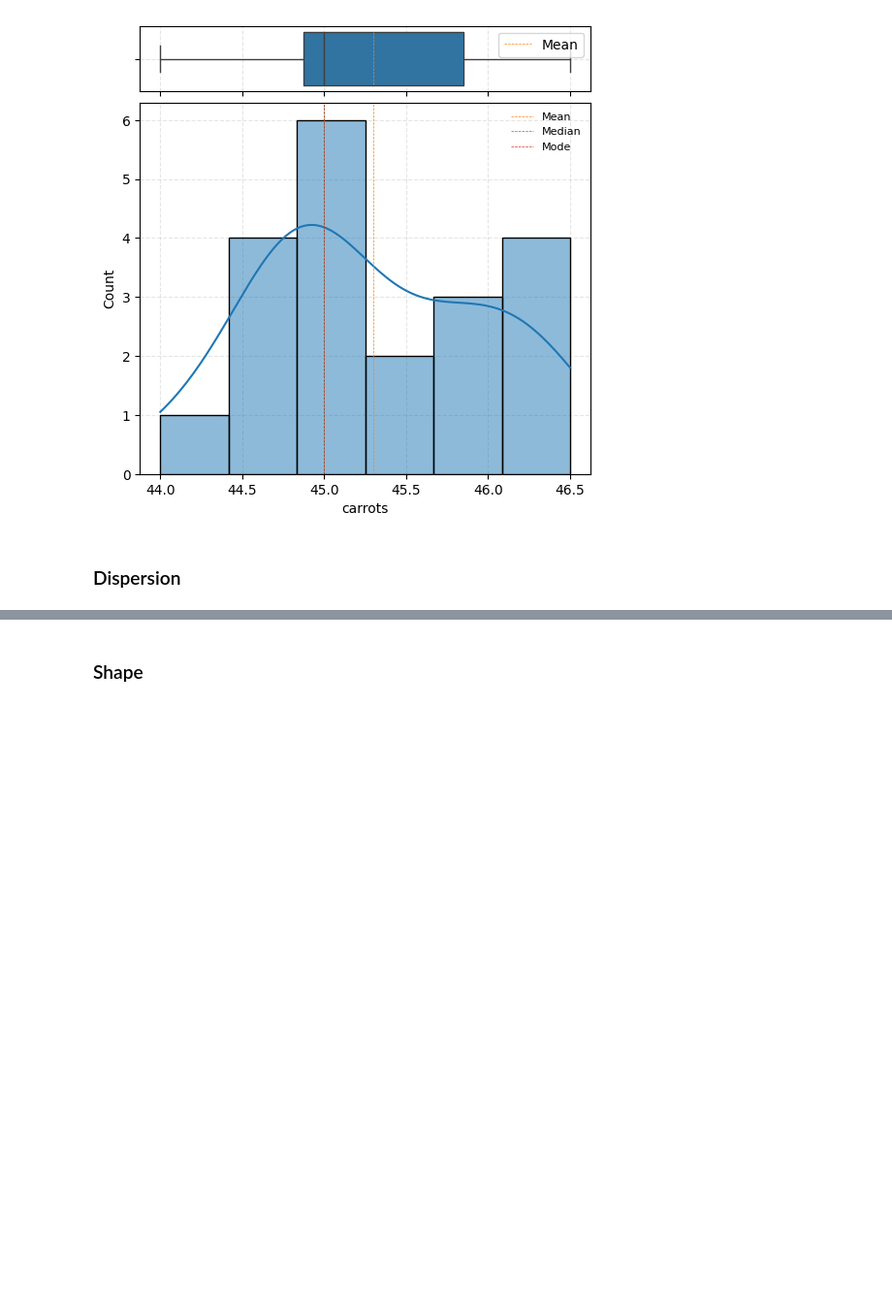
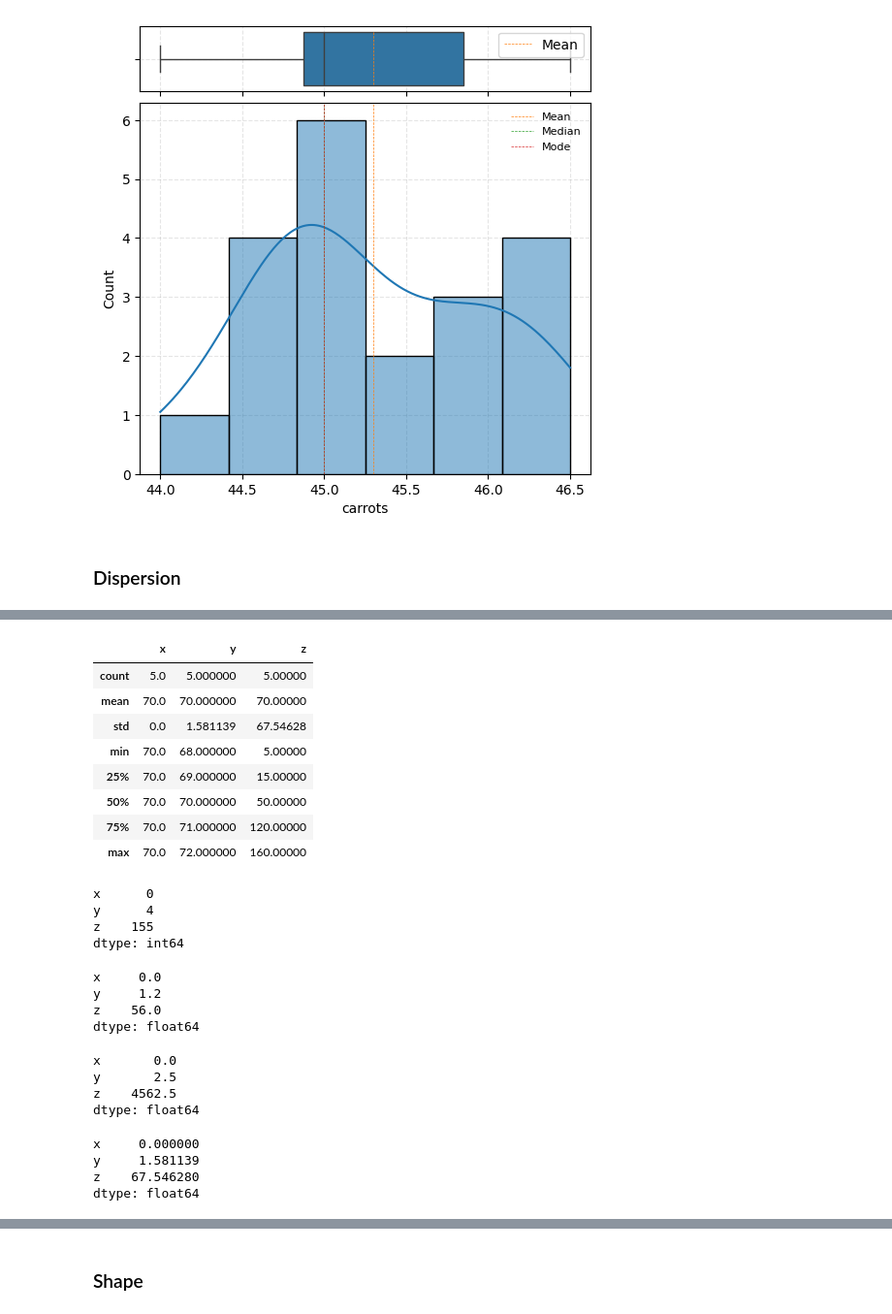
Before and after one commit to ErickVisone/DataScience, a Jupyter notebook: datascience/blood_donors.ipynb, the cells around one changed output, grey strips where cells are left out. Shown at 97% size. Drawn from its saved outputs; the diff is of its cells as text; code cells hidden in the pictures; blank space fills up the shorter version.

```diff
--- a/datascience/blood_donors.ipynb
+++ b/datascience/blood_donors.ipynb
@@ -574,0 +595,46 @@ plt.show()
+# %%
+df_example.describe()
+# %% [output]
+|  | x | y | z |
+| count | 5.0 | 5.000000 | 5.00000 |
+| mean | 70.0 | 70.000000 | 70.00000 |
+| std | 0.0 | 1.581139 | 67.54628 |
+| min | 70.0 | 68.000000 | 5.00000 |
+| 25% | 70.0 | 69.000000 | 15.00000 |
+| 50% | 70.0 | 70.000000 | 50.00000 |
+| 75% | 70.0 | 71.000000 | 120.00000 |
+| max | 70.0 | 72.000000 | 160.00000 |
+# %%
+#Total Amplitude
+#Sensible to extreme values
+df_example.max() - df_example.min()
+# %% [output]
+x      0
+y      4
+z    155
+dtype: int64
+# %%
+#MAD - Mean Absolute Deviation
+#Calculate the mean and then the deviation of each value in relation to the mean
+(df_example - df_example.mean()).abs().mean()
+# %% [output]
+x     0.0
+y     1.2
+z    56.0
+dtype: float64
+# %%
+#Variance
+df_example.var()
+# %% [output]
+x       0.0
+y       2.5
+z    4562.5
+dtype: float64
+# %%
+#Standard Deviation, square root of the variance
+df_example.std()
+# %% [output]
+x     0.000000
+y     1.581139
+z    67.546280
+dtype: float64
```
Also changed, not shown: parts of 9 cells of this notebook.
